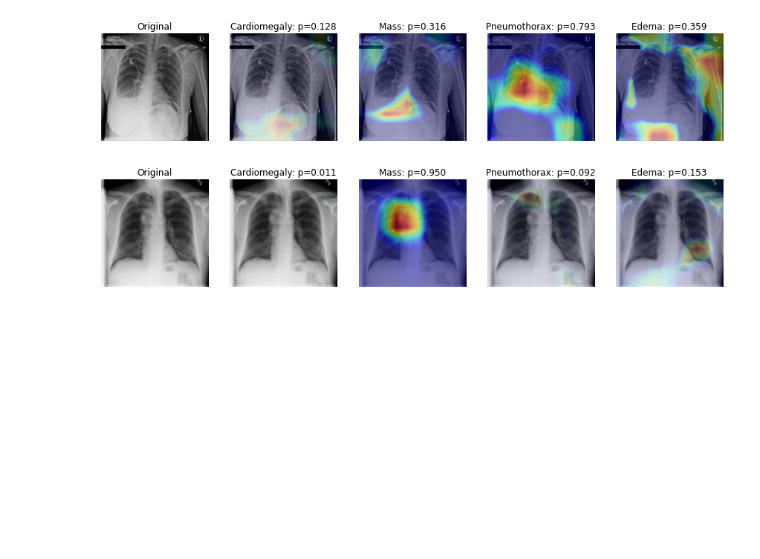
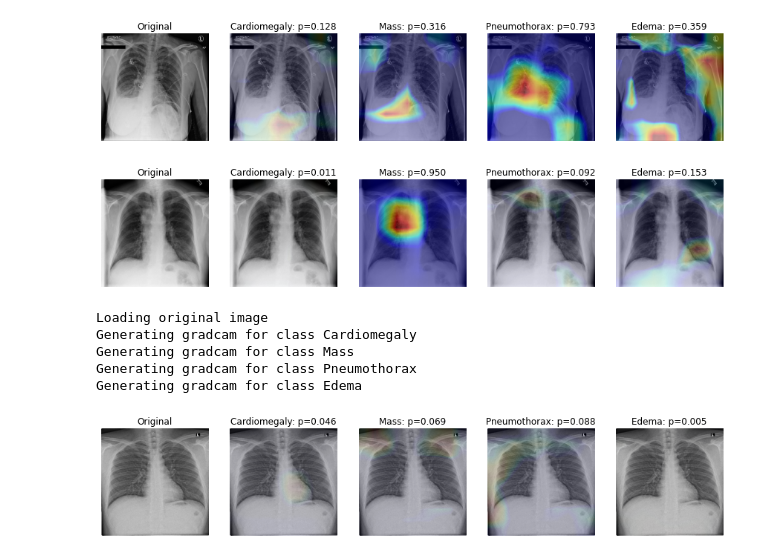
Before and after one commit to Sairamvinay/Chest-X-ray-DL, a Jupyter notebook: Seongwoo_v1.ipynb, the cells around one changed output. Cells and saved outputs as stored; diff of their text form; code cells hidden in the pictures; blank space fills up the shorter version.

```diff
--- a/Seongwoo_v1.ipynb
+++ b/Seongwoo_v1.ipynb
@@ -517,3 +517,12 @@ Generating gradcam for class Edema
 [figure]
 [figure]
 [figure]
+# %%
+compute_gradcam(model, 'SWCHOI_001.png', IMAGE_DIR, df, labels, labels_to_show)
+# %% [output]
+Loading original image
+Generating gradcam for class Cardiomegaly
+Generating gradcam for class Mass
+Generating gradcam for class Pneumothorax
+Generating gradcam for class Edema
+[figure, added]
```
Also changed, not shown: parts of 1 cell of this notebook.
